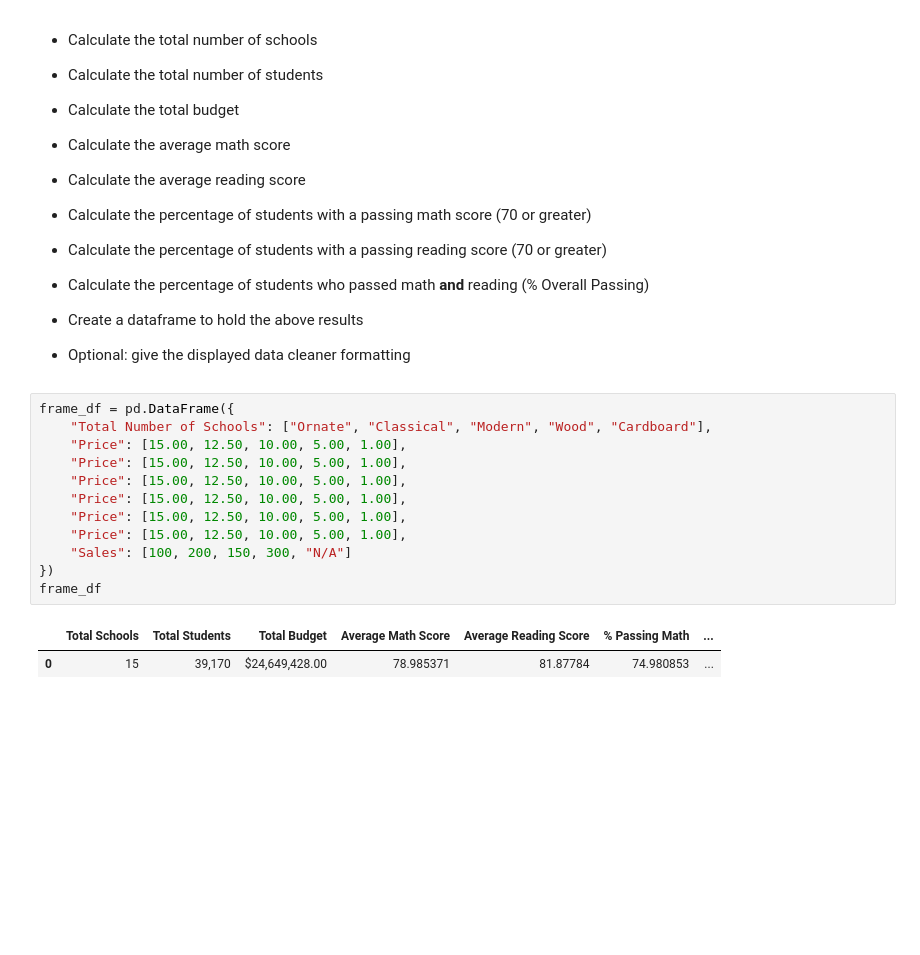
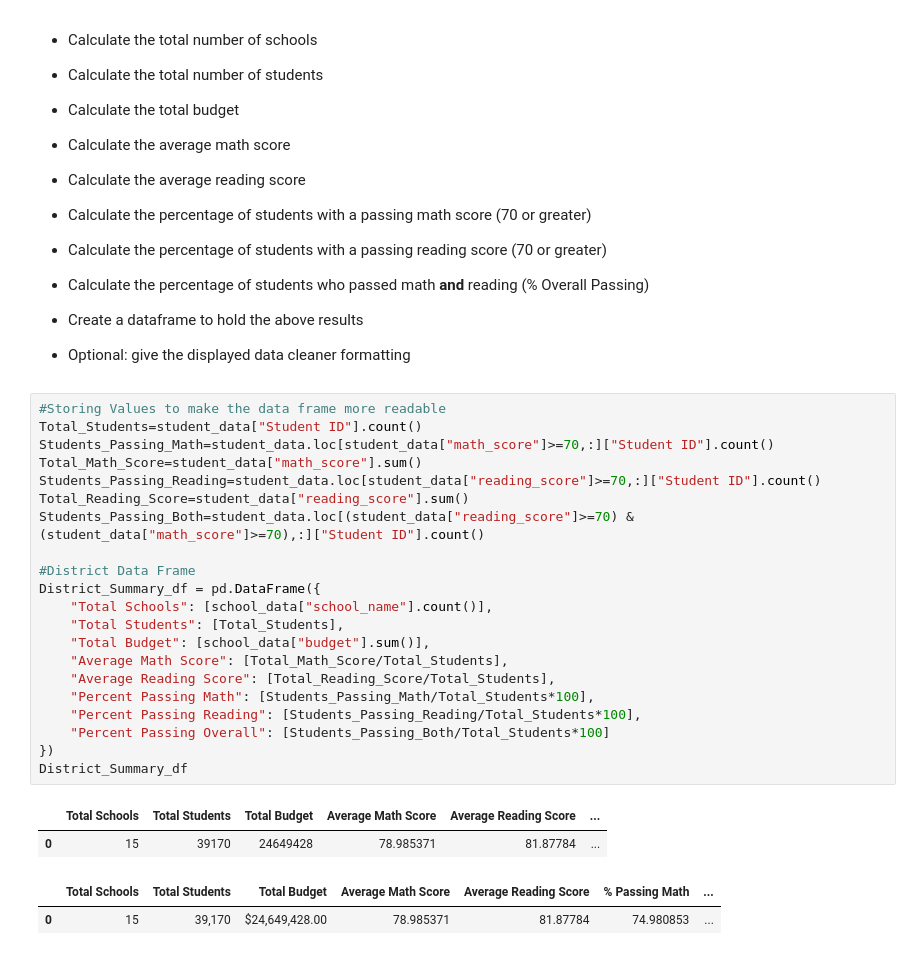
Before and after one commit to JoeKell/AreaSchoolAnalysis, a Jupyter notebook: PyCitySchools/PyCitySchools_final.ipynb, the cells around one changed output. Drawn from its saved outputs; the diff is of its cells as text; blank space fills up the shorter version.

Commit message:
Finished the district summary data frame display. Need to format the values.

```diff
--- a/PyCitySchools/PyCitySchools_final.ipynb
+++ b/PyCitySchools/PyCitySchools_final.ipynb
@@ -70,18 +70,30 @@ Name: school_name, dtype: int64
 * Create a dataframe to hold the above results
 
 * Optional: give the displayed data cleaner formatting
-# %%
-frame_df = pd.DataFrame({
-    "Total Number of Schools": ["Ornate", "Classical", "Modern", "Wood", "Cardboard"],
-    "Price": [15.00, 12.50, 10.00, 5.00, 1.00],
-    "Price": [15.00, 12.50, 10.00, 5.00, 1.00],
-    "Price": [15.00, 12.50, 10.00, 5.00, 1.00],
-    "Price": [15.00, 12.50, 10.00, 5.00, 1.00],
-    "Price": [15.00, 12.50, 10.00, 5.00, 1.00],
-    "Price": [15.00, 12.50, 10.00, 5.00, 1.00],
-    "Sales": [100, 200, 150, 300, "N/A"]
-})
-frame_df
+# %%
+#Storing Values to make the data frame more readable
+Total_Students=student_data["Student ID"].count()
+Students_Passing_Math=student_data.loc[student_data["math_score"]>=70,:]["Student ID"].count()
+Total_Math_Score=student_data["math_score"].sum()
+Students_Passing_Reading=student_data.loc[student_data["reading_score"]>=70,:]["Student ID"].count()
+Total_Reading_Score=student_data["reading_score"].sum()
+Students_Passing_Both=student_data.loc[(student_data["reading_score"]>=70) & (student_data["math_score"]>=70),:]["Student ID"].count()
+
+#District Data Frame
+District_Summary_df = pd.DataFrame({
+    "Total Schools": [school_data["school_name"].count()],
+    "Total Students": [Total_Students],
+    "Total Budget": [school_data["budget"].sum()],
+    "Average Math Score": [Total_Math_Score/Total_Students],
+    "Average Reading Score": [Total_Reading_Score/Total_Students],
+    "Percent Passing Math": [Students_Passing_Math/Total_Students*100],
+    "Percent Passing Reading": [Students_Passing_Reading/Total_Students*100],
+    "Percent Passing Overall": [Students_Passing_Both/Total_Students*100]
+})
+District_Summary_df
+# %% [output]
+|  | Total Schools | Total Students | Total Budget | Average Math Score | Average Reading Score | ... |
+| 0 | 15 | 39170 | 24649428 | 78.985371 | 81.87784 | ... |
 # %%
 # %% [output]
 |  | Total Schools | Total Students | Total Budget | Average Math Score | Average Reading Score | % Passing Math | ... |
```
